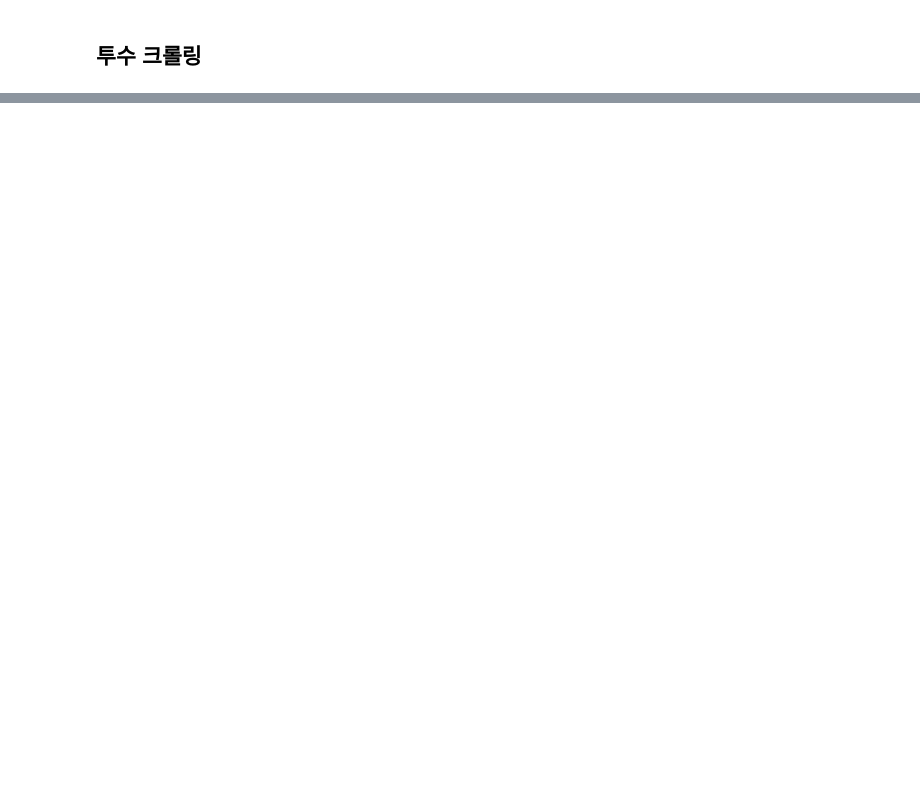
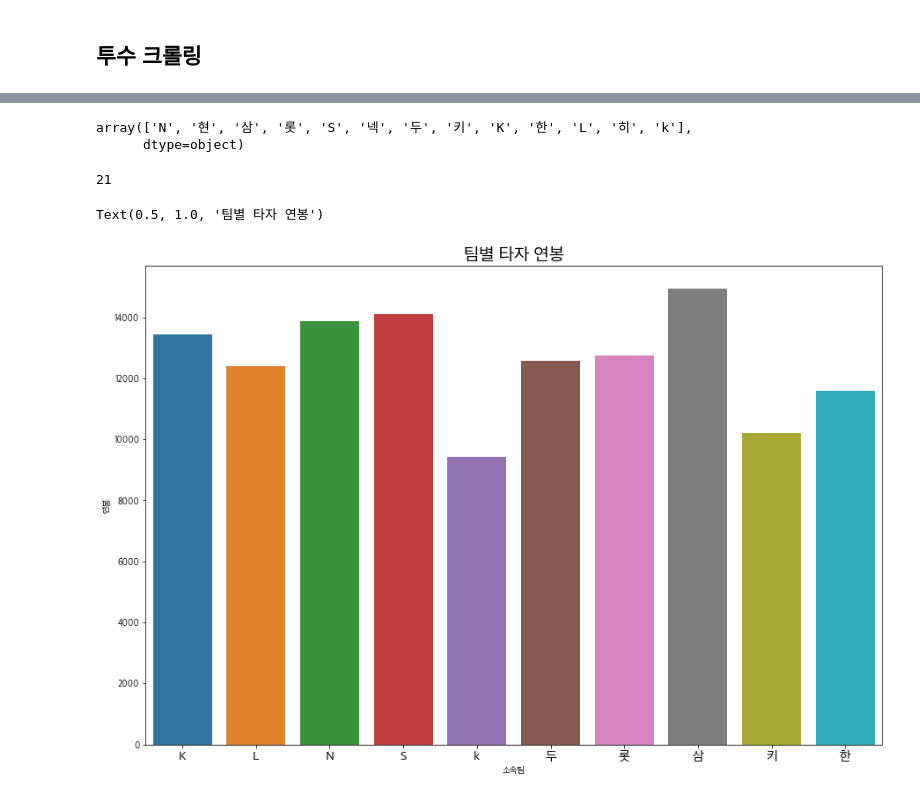
Before and after one commit to YooGunWook/Human_Resource_Data_Analysis, a Jupyter notebook: 인사빅데이터분석법_프로야구 선수 연봉 예측.ipynb, the cells around one changed output, grey strips where cells are left out. Drawn from its saved outputs; the diff is of its cells as text; code cells hidden in the pictures; blank space fills up the shorter version.

```diff
--- a/인사빅데이터분석법_프로야구 선수 연봉 예측.ipynb
+++ b/인사빅데이터분석법_프로야구 선수 연봉 예측.ipynb
@@ -156,0 +551,4 @@ AttributeError: 'int' object has no attribute 'text'
+# %%
+# 900000은 그 시기에 은퇴해서 연봉 업데이트가 안됨. 따라서 전년도 연봉으로 처리한다.
+a = hitter.loc[hitter['연봉']== 900000 ]['이름']
+b = hitter.loc[hitter['연봉']== 900000 ]['년도']
@@ -156,0 +559,36 @@ AttributeError: 'int' object has no attribute 'text'
+# %%
+for i,j  in zip(a,b):
+    try:
+        hitter.loc[(pitcher['이름']==i) & (hitter['년도'] == j) & (hitter['연봉'] == 900000),'연봉'] = list(hitter.loc[(hitter['이름']==i) & (hitter['년도'] == j-1),'연봉'])[0]
+    except:
+         hitter.loc[(hitter['이름']==i) & (hitter['년도'] == j) & (hitter['연봉'] == 900000),'연봉'] = 3000
+# %%
+hitter['소속팀'].unique()
+# %% [output]
+array(['N', '현', '삼', '롯', 'S', '넥', '두', '키', 'K', '한', 'L', '히', 'k'],
+      dtype=object)
+# %%
+# 소속팀을 현재 팀에 맞게 설정해준다.
+hitter.loc[hitter['소속팀'] == '현','소속팀'] = '넥'
+hitter.loc[hitter['소속팀'] == '넥','소속팀'] = '키'
+hitter.loc[hitter['소속팀'] == '히','소속팀'] = '키'
+# %%
+len(hitter.columns)
+# %% [output]
+21
+# %%
+연봉 = hitter.groupby('소속팀')['연봉'].mean().reset_index()
+# %%
+# 평균 연봉이 가장 높은 팀은?
+plt.figure(figsize= (15,10),facecolor = 'white')
+sns.barplot(x = '소속팀',y = '연봉', data = 연봉)
+plt.xticks(fontsize=15)
+plt.title('팀별 타자 연봉', fontsize= 20)
+
+# font 깨지는 건 나중에.
+# 우선 삼성이 가장 높고, 한화,롯데,NC 순으로 높다. 역시 팀별로 연봉의 차이가 꽤 난다.
+# 엘지도 꽤 돈 많이 주는 팀으로 알고 있는데... 생각보다 적다.
+# 이건 생각해보니 타자만 본 것.... 투수도 봐야한다.
+# %% [output]
+Text(0.5, 1.0, '팀별 타자 연봉')
+[figure, added]
```
Also changed, not shown: parts of 84 cells of this notebook, 7 other files.
